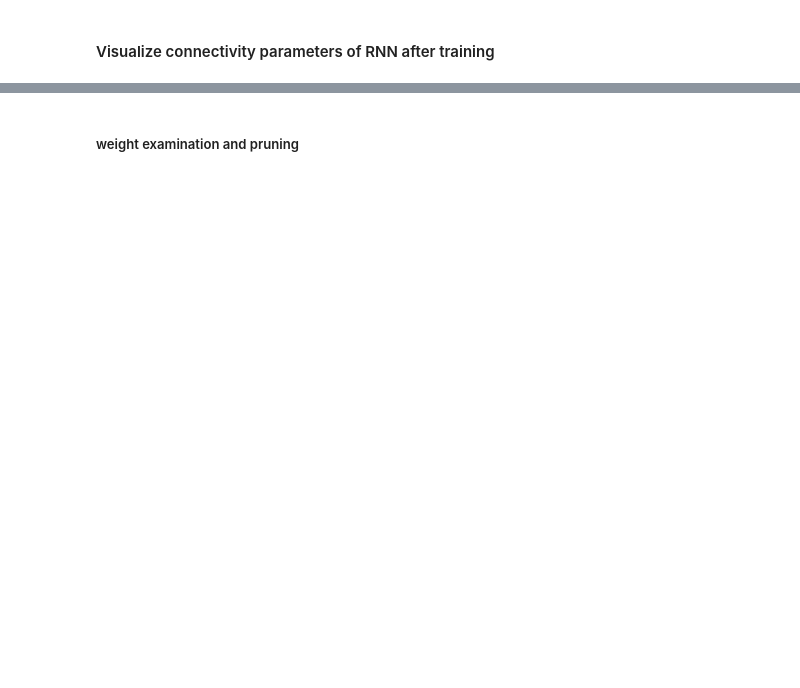
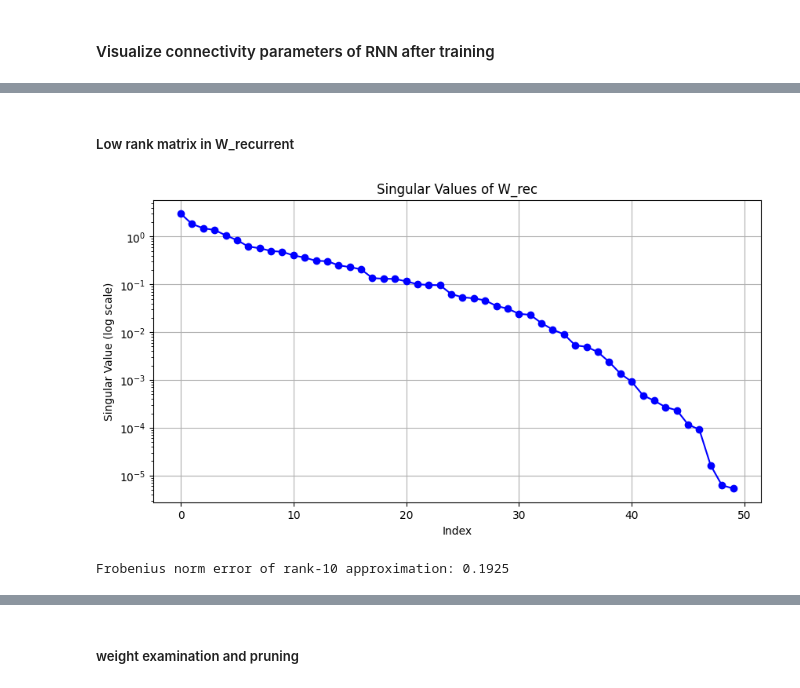
Before and after one commit to jingxuanf0214/latentcircuit, a Jupyter notebook: Tutorial.ipynb, the cells around one changed output, grey strips where cells are left out. Cells and saved outputs as stored; diff of their text form; code cells hidden in the pictures; blank space fills up the shorter version.

```diff
--- a/Tutorial.ipynb
+++ b/Tutorial.ipynb
@@ -154,0 +155,34 @@ plt.show()
+# %% [markdown]
+##### Low rank matrix in W_recurrent
+# %%
+def low_rank_approximation(W_rec, k):
+    # Perform SVD
+    U, s, Vt = np.linalg.svd(W_rec, full_matrices=False)
+
+    # Reconstruct using only top k singular values
+    W_rec_low_rank = U[:, :k] @ np.diag(s[:k]) @ Vt[:k, :]
+
+    return W_rec_low_rank, s, U, Vt
+
+# Choose rank for approximation
+k = 10
+
+# Compute low-rank approximation
+W_rec_low_rank, singular_values, U, Vt = low_rank_approximation(recurrent_weight_matrix, k)
+
+# Calculate approximation error
+error = np.linalg.norm(recurrent_weight_matrix - W_rec_low_rank, 'fro') / np.linalg.norm(recurrent_weight_matrix, 'fro')
+
+# Plot singular values
+plt.figure(figsize=(10, 5))
+plt.semilogy(singular_values, 'b-o')
+plt.title('Singular Values of W_rec')
+plt.xlabel('Index')
+plt.ylabel('Singular Value (log scale)')
+plt.grid(True)
+plt.show()
+
+print(f"Frobenius norm error of rank-{k} approximation: {error:.4f}")
+# %% [output]
+[figure, added]
+Frobenius norm error of rank-10 approximation: 0.1925
```
Also changed, not shown: parts of 7 cells of this notebook.
